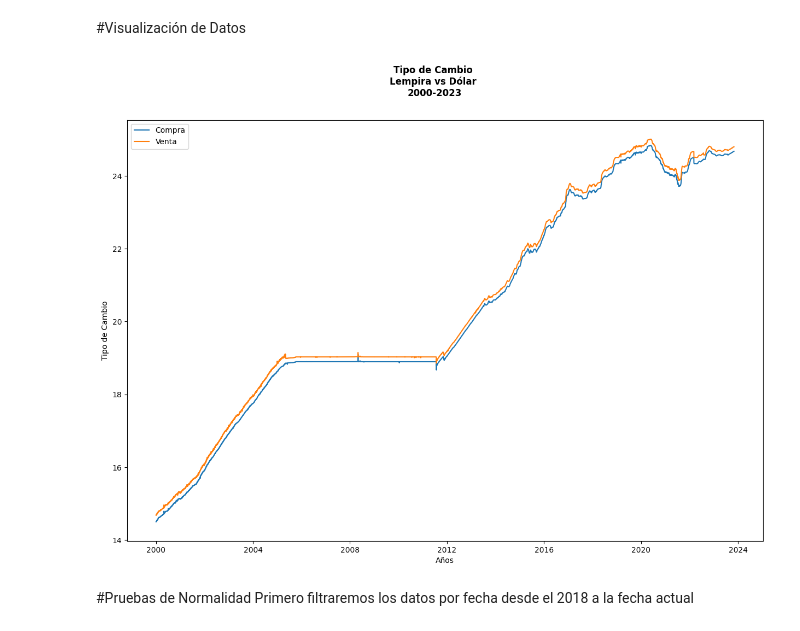
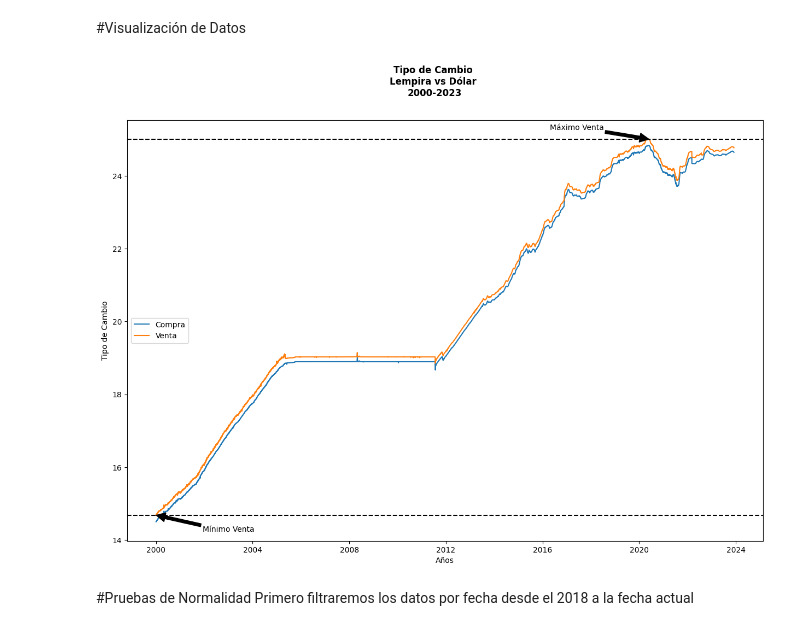
Before and after one commit to MayorKing13/var_tipo_cambio, a Jupyter notebook: Tipo_de_cambio.ipynb, the cells around one changed output. Drawn from its saved outputs; the diff is of its cells as text; code cells hidden in the pictures.

```diff
--- a/Tipo_de_cambio.ipynb
+++ b/Tipo_de_cambio.ipynb
@@ -114,16 +146,28 @@ array([[<Axes: title={'center': 'Rentabilidad_Compra'}>]], dtype=object)
 # %%
 #Crearemos un gráfico de linea de los valores de compra y venta a través del tiempo
 plt.rc('figure', figsize = (15,10))
 plt.suptitle('Tipo de Cambio \nLempira vs Dólar \n2000-2023', ha='center', fontweight ="bold")
 plt.plot(tipo_de_cambio_limpio.index, tipo_de_cambio_limpio['Compra'], label='Compra',)
 plt.plot(tipo_de_cambio_limpio.index, tipo_de_cambio_limpio['Venta'], label='Venta')
 plt.xlabel('Años')
 plt.ylabel('Tipo de Cambio')
-plt.legend(loc = 'upper left')
+x1 = tipo_de_cambio_limpio['Venta'].idxmax()
+y1 = max(tipo_de_cambio_limpio['Venta'])
+x2 = tipo_de_cambio_limpio['Venta'].idxmax() - dt.timedelta(days=1500)
+y2 = max(tipo_de_cambio_limpio['Venta']) + 0.25
+plt.annotate("Máximo Venta", xy=(x1,y1), fontsize=10, xytext=(x2,y2), arrowprops=dict(facecolor='k'))
+x1 = tipo_de_cambio_limpio['Venta'].idxmin()
+y1 = min(tipo_de_cambio_limpio['Venta'])
+x2 = tipo_de_cambio_limpio['Venta'].idxmin() + dt.timedelta(days=700)
+y2 = min(tipo_de_cambio_limpio['Venta']) - 0.45
+plt.annotate("Mínimo Venta", xy=(x1,y1), fontsize=10, xytext=(x2,y2), arrowprops=dict(facecolor='k'))
+plt.axhline(max(tipo_de_cambio_limpio['Venta']), color = 'k', linestyle='--')
+plt.axhline(min(tipo_de_cambio_limpio['Venta']), color = 'k', linestyle='--')
+plt.legend(loc = 'center left')
 clear_output()
 plt.show()
 # %% [output]
-[figure, old version]
+[figure, new version]
 # %% [markdown]
 #Pruebas de Normalidad
 Primero filtraremos los datos por fecha desde el 2018 a la fecha actual
```
Also changed, not shown: parts of 15 cells of this notebook.
